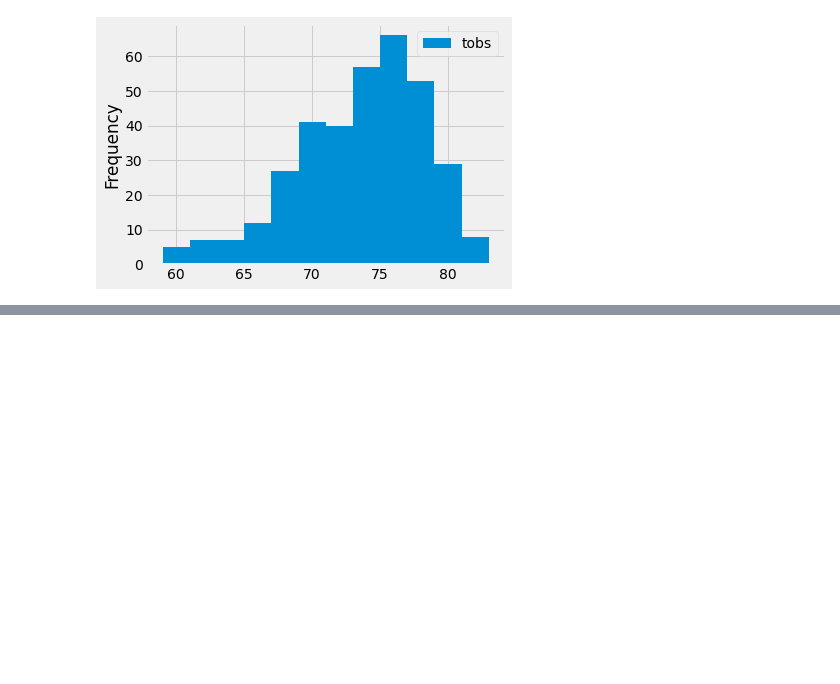
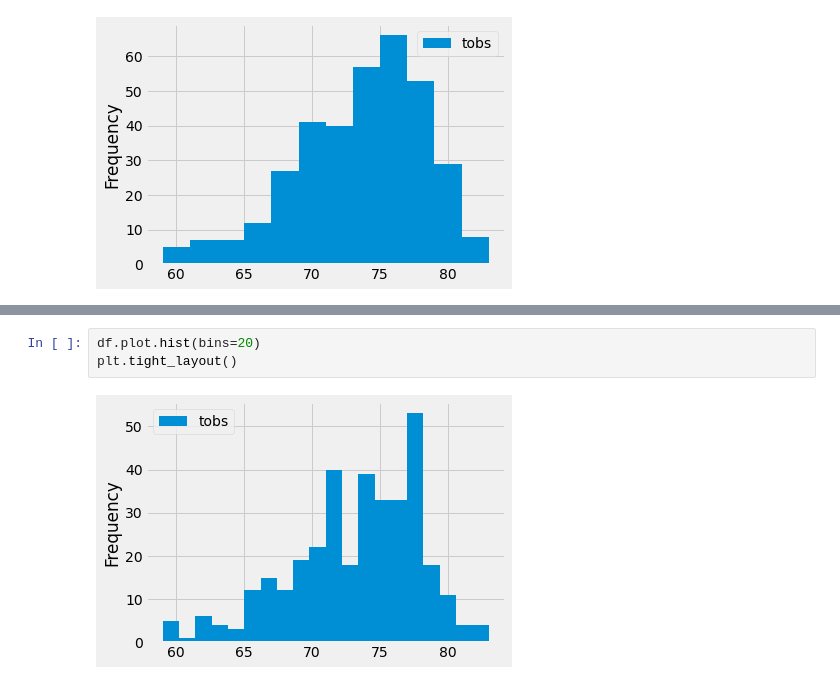
Before and after one commit to frlinh/surfs-up, a Jupyter notebook: climate_analysis.ipynb, the cells around one changed output, grey strips where cells are left out. Saved outputs shown, nothing was run; the diff lists cells and outputs as text; blank space fills up the shorter version.

```diff
--- a/climate_analysis.ipynb
+++ b/climate_analysis.ipynb
@@ -142,0 +148,5 @@ plt.tight_layout()
+# %%
+df.plot.hist(bins=20)
+plt.tight_layout()
+# %% [output]
+[figure, added]
```
Also changed, not shown: parts of 1 cell of this notebook, 1 other file.
